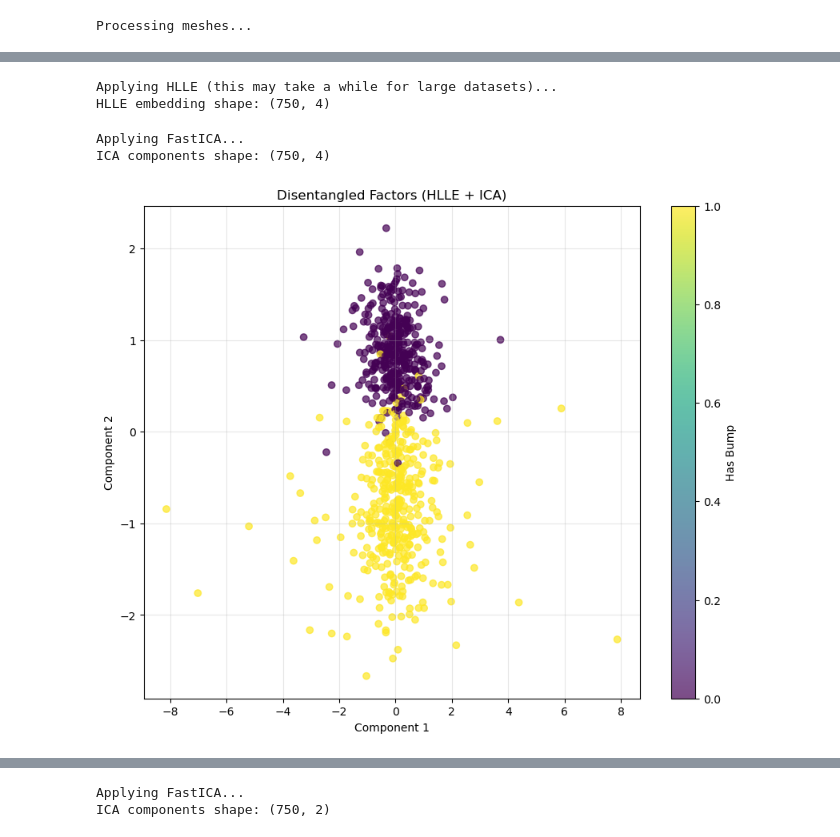
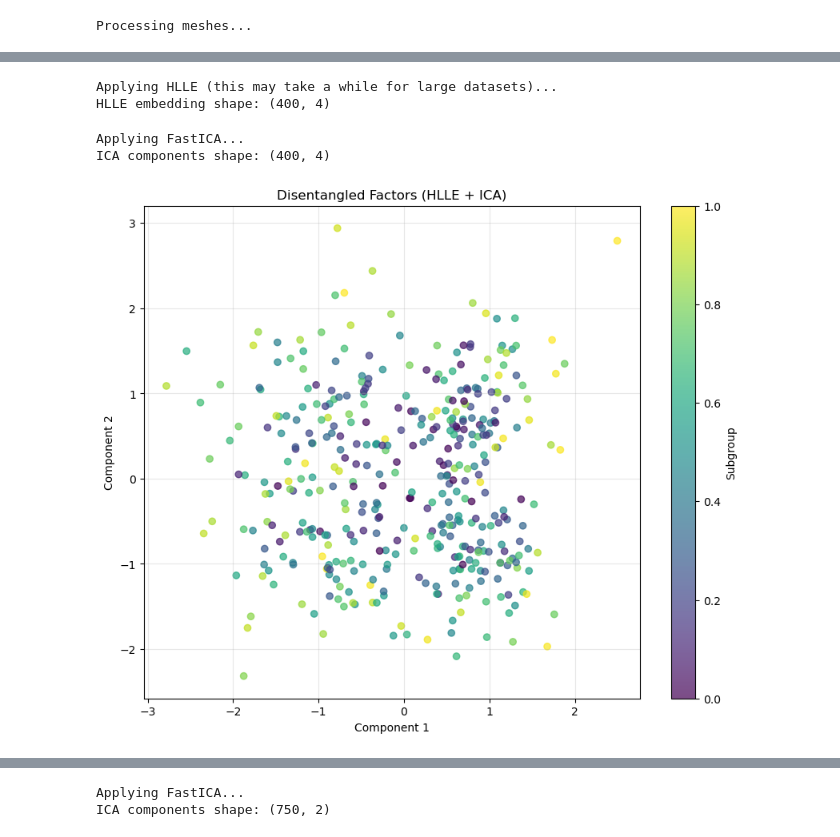
Before and after one commit to Jakaria08/Disentangle_Latent_Space_Deep_SDF, a Jupyter notebook: run_HLLE_ICA.ipynb, the cells around one changed output, grey strips where cells are left out. Drawn from its saved outputs; the diff is of its cells as text; code cells hidden in the pictures.

```diff
--- a/run_HLLE_ICA.ipynb
+++ b/run_HLLE_ICA.ipynb
@@ -19,14 +19,15 @@ import deep_sdf.workspace as ws
 import networks.sdf_vae as vae
 # %%
 # Path to experiment directory
-experiment_directory = "examples/torus"
+#experiment_directory = "examples/torus"
+experiment_directory = "examples/torus_subgroup"
 
 # Load specs for paths
 specs_filename = os.path.join(experiment_directory, "specs.json")
 specs = json.load(open(specs_filename))
 
 # Path to torus dataset and test split
-torus_path = "/home/jakaria/torus_bump_5000_two_scale_binary_bump_variable_noise_fixed_angle/obj_files"
+torus_path = "/home/jakaria/torus_bump_5000_two_scale_binary_bump_variable_noise_fixed_angle_two_subgroup_bump/scaled_obj_files"
 test_split_file = specs["TrainSplit"]
 
 # Fix the path by removing any trailing quotes
@@ -96,11 +97,13 @@ if os.path.exists(labels_path):
             label = all_labels[base_name]
             params["has_bump"] = int(label[0].item())  # bump info at index 0
             params["scale"] = float(label[2].item())   # scale info at index 2
+            params["sub_group"] = int(label[4].item())  # subgroup info at index 3
             #print(f"Label for {base_name}: {params}")
         else:
             print(f"Warning: No label found for {base_name}")
             params["has_bump"] = 0
             params["scale"] = 0.0
+            params["sub_group"] = 0
 
         mesh_params.append(params)
 # %% [output]
@@ -116,13 +120,13 @@ scales = np.array([p.get("scale", 0) for p in mesh_params])
 # %%
 # Step 2: Apply HLLE for non-linear dimensionality reduction
-n_neighbors = min(750, len(X) - 1)  # Ensuring n_neighbors is valid
+n_neighbors = min(400, len(X) - 1)  # Ensuring n_neighbors is valid
 print("Applying HLLE (this may take a while for large datasets)...")
 hlle = LocallyLinearEmbedding(n_neighbors=n_neighbors, n_components=4, method='hessian', eigen_solver='dense')
 Z = hlle.fit_transform(X)
 print(f"HLLE embedding shape: {Z.shape}")
 # %% [output]
 Applying HLLE (this may take a while for large datasets)...
-HLLE embedding shape: (750, 4)
+HLLE embedding shape: (400, 4)
 # %%
 # Step 3: Apply ICA for disentanglement
 print("Applying FastICA...")
@@ -131,7 +135,7 @@ Y = ica.fit_transform(Z)
 print(f"ICA components shape: {Y.shape}")
 # %% [output]
 Applying FastICA...
-ICA components shape: (750, 4)
+ICA components shape: (400, 4)
 # %%
 # Save the results
 np.save('latent_factors.npy', Y)
@@ -151,18 +156,18 @@ df = pd.DataFrame({
 # %%
 # VISUALIZATION 1: Basic scatter plot
 plt.figure(figsize=(10, 8))
-scatter = plt.scatter(Y[:, 0], Y[:, 3], c=has_bump, cmap='viridis', alpha=0.7)
-plt.colorbar(scatter, label="Has Bump")
+scatter = plt.scatter(Y[:, 3], Y[:, 1], c=scales, cmap='viridis', alpha=0.7)
+plt.colorbar(scatter, label="Subgroup")
 plt.xlabel("Component 1")
 plt.ylabel("Component 2")
 #plt.xlim(-0.1, 0.1)
 #plt.ylim(-0.1, 0.1)
 plt.title("Disentangled Factors (HLLE + ICA)")
 plt.grid(True, alpha=0.3)
 plt.savefig("torus_latent_factors_bump.png", dpi=300)
 plt.show()
 # %% [output]
-[figure, old version]
+[figure, new version]
 # %%
 # Alternative coloring by scale
 plt.figure(figsize=(10, 8))
```
Also changed, not shown: parts of 12 cells of this notebook, 10 other files.
